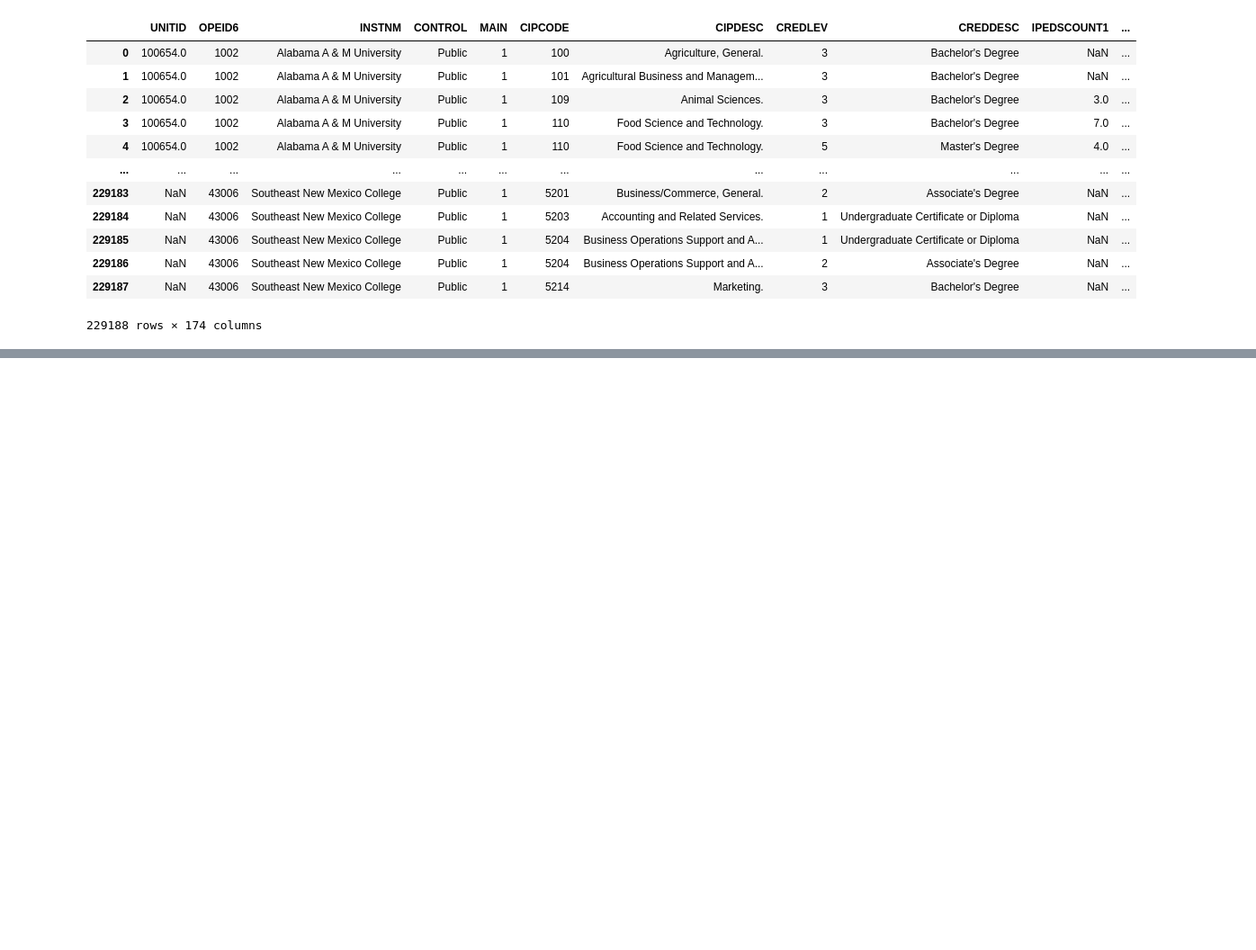
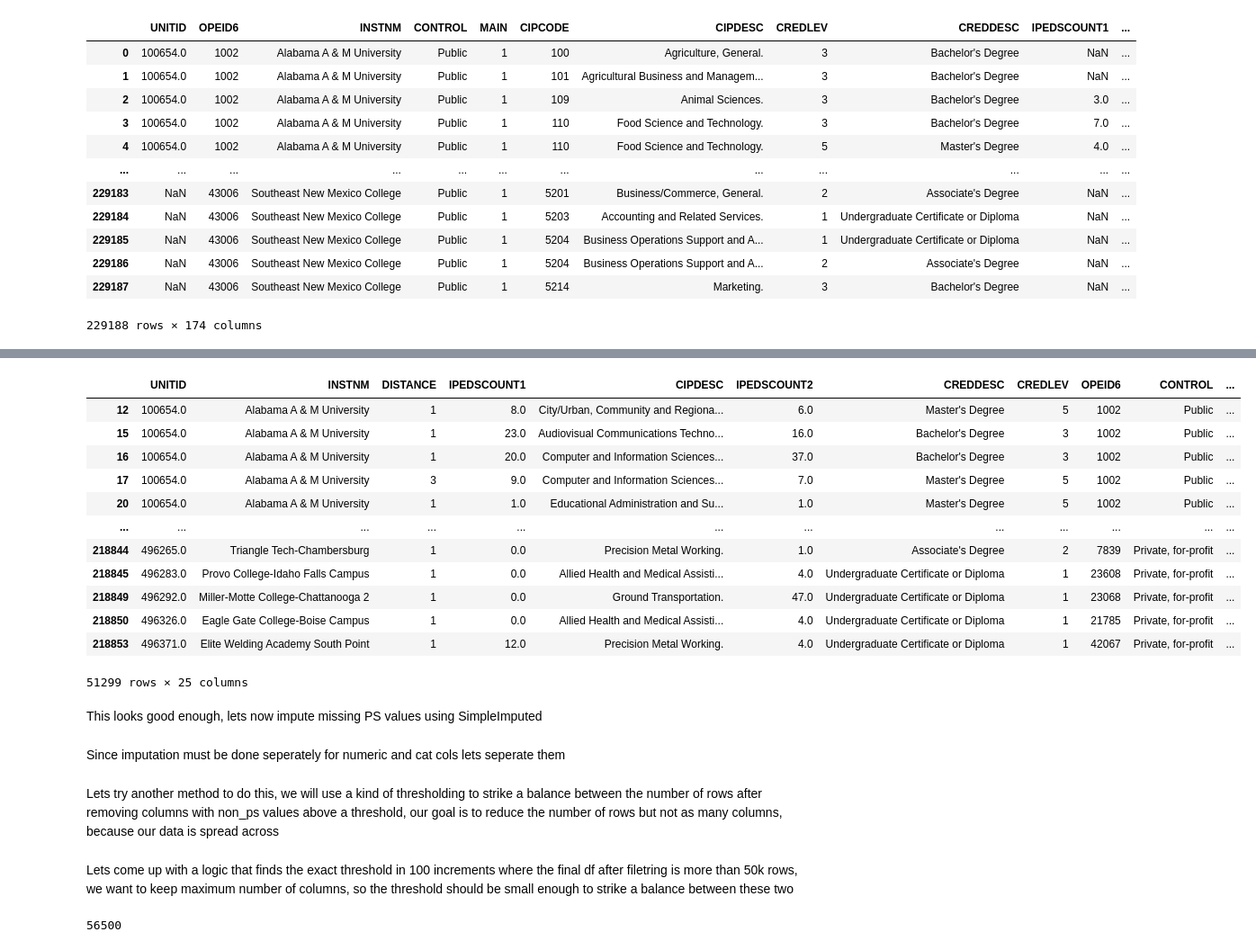
Before and after one commit to AbiramiRathina/roi_based_program_selection, a Jupyter notebook: project_big_data.ipynb, the cells around one changed output, grey strips where cells are left out. Shown at 90% size. Cells and saved outputs as stored; diff of their text form; code cells hidden in the pictures; blank space fills up the shorter version.

```diff
--- a/project_big_data.ipynb
+++ b/project_big_data.ipynb
@@ -546,0 +787,18 @@ df_cohorts
+# %%
+df_cohort_filtered
+# %% [output]
+|  | UNITID | INSTNM | DISTANCE | IPEDSCOUNT1 | CIPDESC | IPEDSCOUNT2 | CREDDESC | CREDLEV | OPEID6 | CONTROL | ... |
+| 12 | 100654.0 | Alabama A & M University | 1 | 8.0 | City/Urban, Community and Regiona... | 6.0 | Master's Degree | 5 | 1002 | Public | ... |
+| 15 | 100654.0 | Alabama A & M University | 1 | 23.0 | Audiovisual Communications Techno... | 16.0 | Bachelor's Degree | 3 | 1002 | Public | ... |
+| 16 | 100654.0 | Alabama A & M University | 1 | 20.0 | Computer and Information Sciences... | 37.0 | Bachelor's Degree | 3 | 1002 | Public | ... |
+| 17 | 100654.0 | Alabama A & M University | 3 | 9.0 | Computer and Information Sciences... | 7.0 | Master's Degree | 5 | 1002 | Public | ... |
+| 20 | 100654.0 | Alabama A & M University | 1 | 1.0 | Educational Administration and Su... | 1.0 | Master's Degree | 5 | 1002 | Public | ... |
+| ... | ... | ... | ... | ... | ... | ... | ... | ... | ... | ... | ... |
+| 218844 | 496265.0 | Triangle Tech-Chambersburg | 1 | 0.0 | Precision Metal Working. | 1.0 | Associate's Degree | 2 | 7839 | Private, for-profit | ... |
+| 218845 | 496283.0 | Provo College-Idaho Falls Campus | 1 | 0.0 | Allied Health and Medical Assisti... | 4.0 | Undergraduate Certificate or Diploma | 1 | 23608 | Private, for-profit | ... |
+| 218849 | 496292.0 | Miller-Motte College-Chattanooga 2 | 1 | 0.0 | Ground Transportation. | 47.0 | Undergraduate Certificate or Diploma | 1 | 23068 | Private, for-profit | ... |
+| 218850 | 496326.0 | Eagle Gate College-Boise Campus | 1 | 0.0 | Allied Health and Medical Assisti... | 4.0 | Undergraduate Certificate or Diploma | 1 | 21785 | Private, for-profit | ... |
+| 218853 | 496371.0 | Elite Welding Academy South Point | 1 | 12.0 | Precision Metal Working. | 4.0 | Undergraduate Certificate or Diploma | 1 | 42067 | Private, for-profit | ... |
+51299 rows × 25 columns
+# %% [markdown]
+This looks good enough, lets now impute missing PS values using SimpleImputed
@@ -546,0 +807,2 @@ df_cohorts
+# %% [markdown]
+Since imputation must be done seperately for numeric and cat cols lets seperate them
@@ -546,0 +818,4 @@ df_cohorts
+# %% [markdown]
+Lets try another method to do this, we will use a kind of thresholding to strike a balance between the number of rows after removing columns with non_ps values above a threshold, our goal is to reduce the number of rows but not as many columns, because our data is spread across
+# %% [markdown]
+Lets come up with a logic that finds the exact threshold in 100 increments where the final df after filetring is more than 50k rows, we want to keep maximum number of columns, so the threshold should be small enough to strike a balance between these two
@@ -546,0 +834,4 @@ df_cohorts
+# %%
+threshold
+# %% [output]
+56500
```
Also changed, not shown: parts of 54 cells of this notebook.
